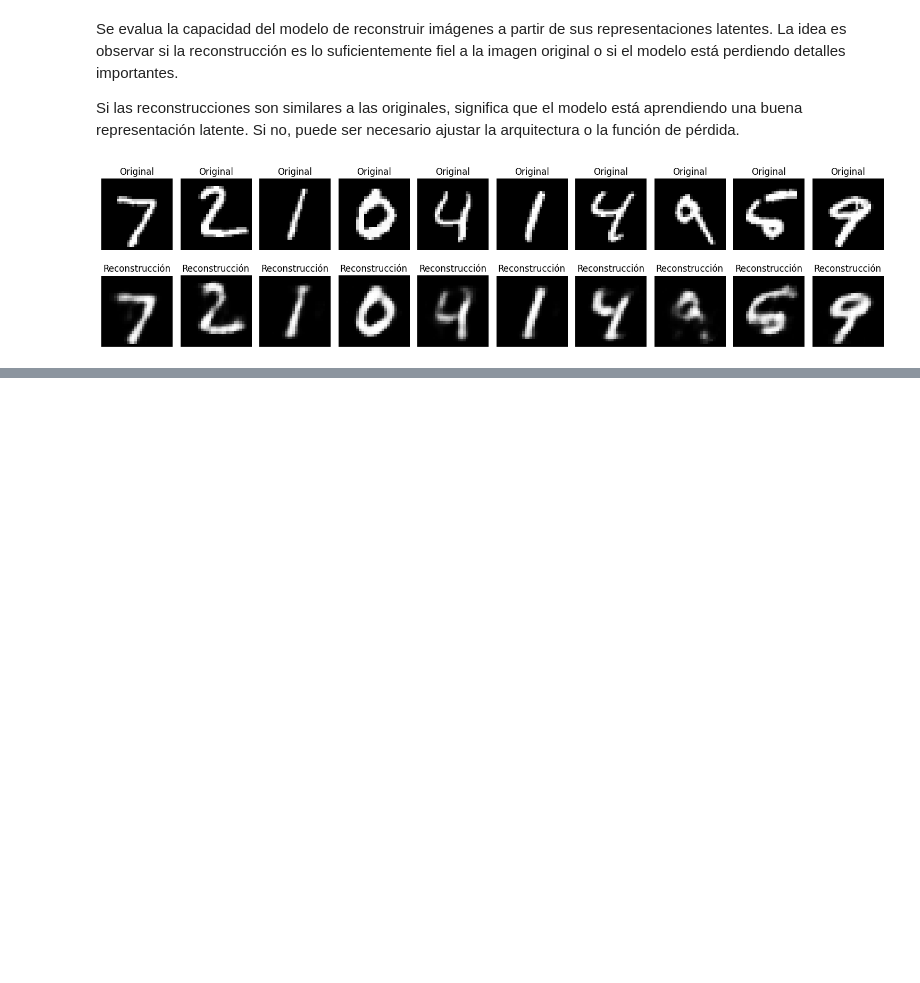
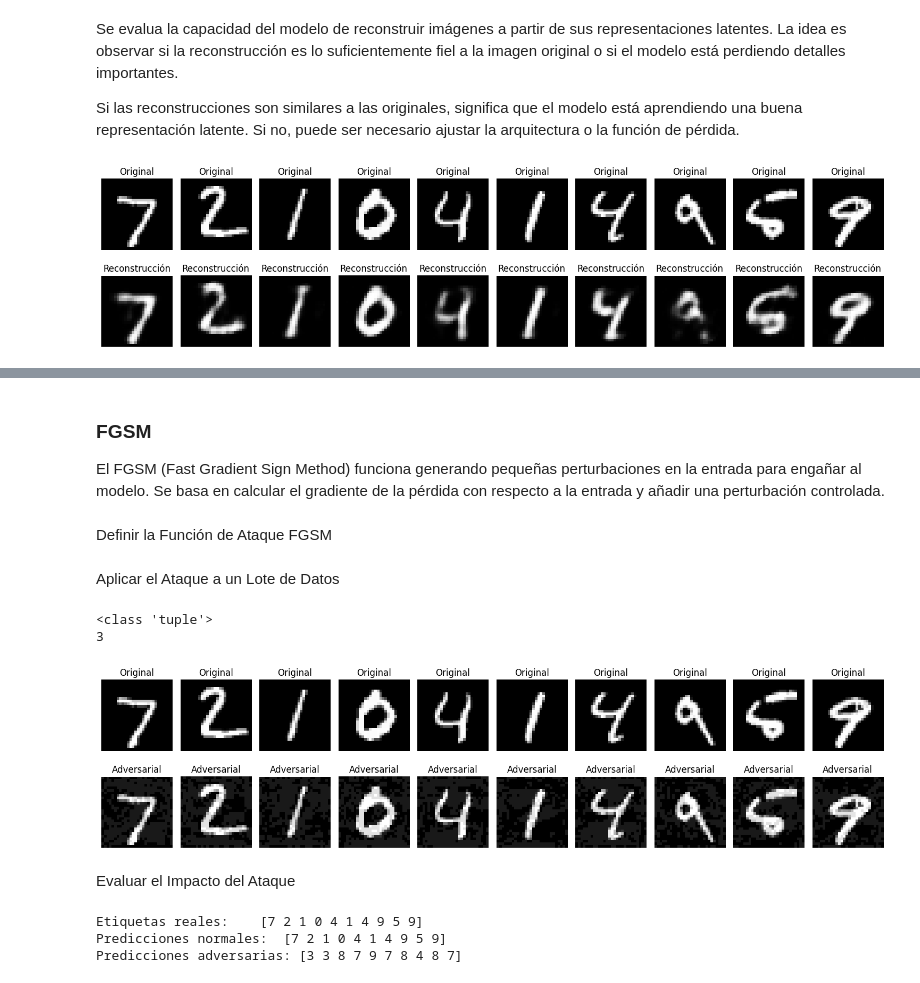
Before and after one commit to sarenales/PrototypesVulnerabilities, a Jupyter notebook: EjemploPrototipos.ipynb, the cells around one changed output, grey strips where cells are left out. Cells and saved outputs as stored; diff of their text form; code cells hidden in the pictures; blank space fills up the shorter version.

Commit message:
Primer tipo ataque básico

```diff
--- a/EjemploPrototipos.ipynb
+++ b/EjemploPrototipos.ipynb
@@ -247,0 +250,5 @@ plt.show()
+# %% [markdown]
+### FGSM
+El FGSM (Fast Gradient Sign Method) funciona generando pequeñas perturbaciones en la entrada para engañar al modelo. Se basa en calcular el gradiente de la pérdida con respecto a la entrada y añadir una perturbación controlada.
+# %% [markdown]
+Definir la Función de Ataque FGSM
@@ -247,0 +283,53 @@ plt.show()
+# %% [markdown]
+Aplicar el Ataque a un Lote de Datos
+# %%
+outputs = model(images)
+print(type(outputs))  # ¿Es una tupla o un tensor?
+print(len(outputs))   # Si es una tupla, ¿cuántos elementos tiene?
+# %% [output]
+<class 'tuple'>
+3
+# %%
+import matplotlib.pyplot as plt
+
+# Obtener un lote de imágenes y etiquetas
+images, labels = next(iter(test_loader))
+images, labels = images.to(device), labels.to(device)
+
+# Aplicar FGSM con epsilon = 0.1
+epsilon = 0.1
+adv_images = fgsm_attack(model, images, labels, epsilon)
+
+# Visualizar imágenes originales vs adversarias
+fig, axes = plt.subplots(2, 10, figsize=(15, 4))
+
+for i in range(10):
+    # Imagen original
+    axes[0, i].imshow(images[i].cpu().squeeze(), cmap="gray")
+    axes[0, i].axis("off")
+    axes[0, i].set_title("Original")
+
+    # Imagen adversarial
+    axes[1, i].imshow(adv_images[i].cpu().detach().squeeze(), cmap="gray")
+    axes[1, i].axis("off")
+    axes[1, i].set_title("Adversarial")
+
+plt.tight_layout()
+plt.show()
+# %% [output]
+[figure, added]
+# %% [markdown]
+Evaluar el Impacto del Ataque
+# %%
+original_preds = model(images)[0].argmax(dim=1)
+adv_preds = model(adv_images)[0].argmax(dim=1)
+
+
+# Comparar resultados
+print("Etiquetas reales:   ", labels[:10].cpu().numpy())
+print("Predicciones normales: ", original_preds[:10].cpu().numpy())
+print("Predicciones adversarias:", adv_preds[:10].cpu().numpy())
+# %% [output]
+Etiquetas reales:    [7 2 1 0 4 1 4 9 5 9]
+Predicciones normales:  [7 2 1 0 4 1 4 9 5 9]
+Predicciones adversarias: [3 3 8 7 9 7 8 4 8 7]
```
Also changed, not shown: parts of 2 cells of this notebook.
